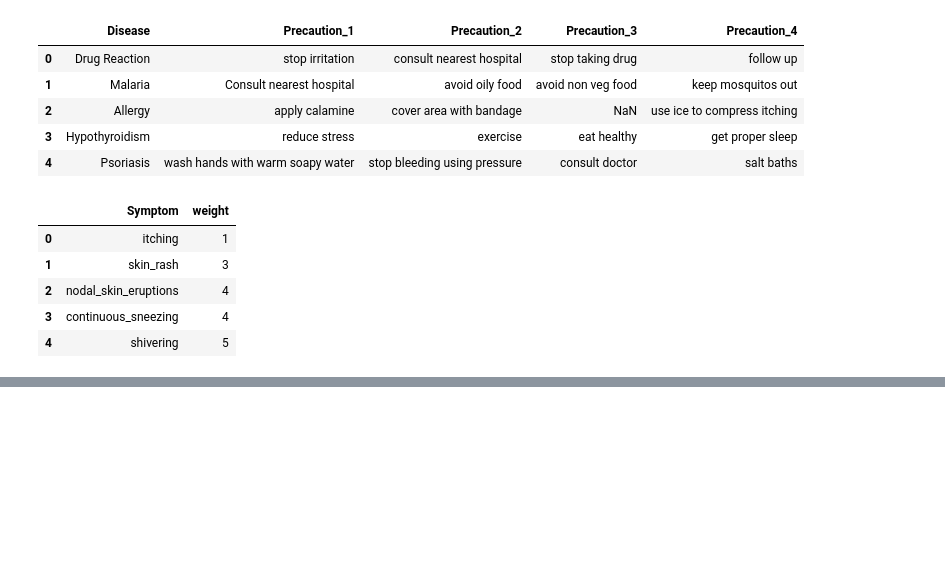
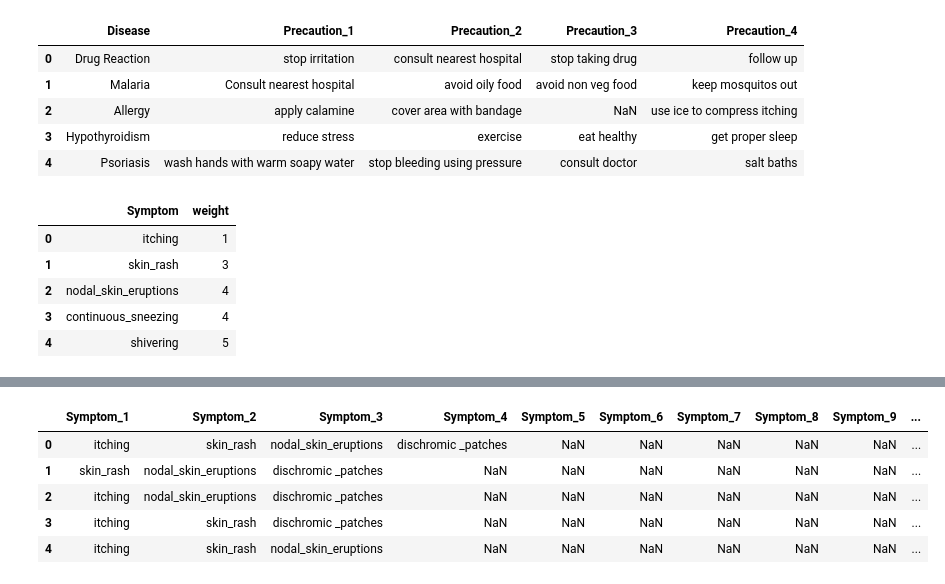
Before and after one commit to domipm/AML-Disease-Symptom, a Jupyter notebook: Health_14.ipynb, the cells around one changed output, grey strips where cells are left out. Saved outputs shown, nothing was run; the diff lists cells and outputs as text; code cells hidden in the pictures; blank space fills up the shorter version.

```diff
--- a/Health_14.ipynb
+++ b/Health_14.ipynb
@@ -103,0 +89,10 @@ plt.close()
+# %%
+# Show header ov value array (up to 17 symptoms available)
+X_symptoms.head()
+# %% [output]
+|  | Symptom_1 | Symptom_2 | Symptom_3 | Symptom_4 | Symptom_5 | Symptom_6 | Symptom_7 | Symptom_8 | Symptom_9 | ... |
+| 0 | itching | skin_rash | nodal_skin_eruptions | dischromic _patches | NaN | NaN | NaN | NaN | NaN | ... |
+| 1 | skin_rash | nodal_skin_eruptions | dischromic _patches | NaN | NaN | NaN | NaN | NaN | NaN | ... |
+| 2 | itching | nodal_skin_eruptions | dischromic _patches | NaN | NaN | NaN | NaN | NaN | NaN | ... |
+| 3 | itching | skin_rash | dischromic _patches | NaN | NaN | NaN | NaN | NaN | NaN | ... |
+| 4 | itching | skin_rash | nodal_skin_eruptions | NaN | NaN | NaN | NaN | NaN | NaN | ... |
```
Also changed, not shown: parts of 12 cells of this notebook.
